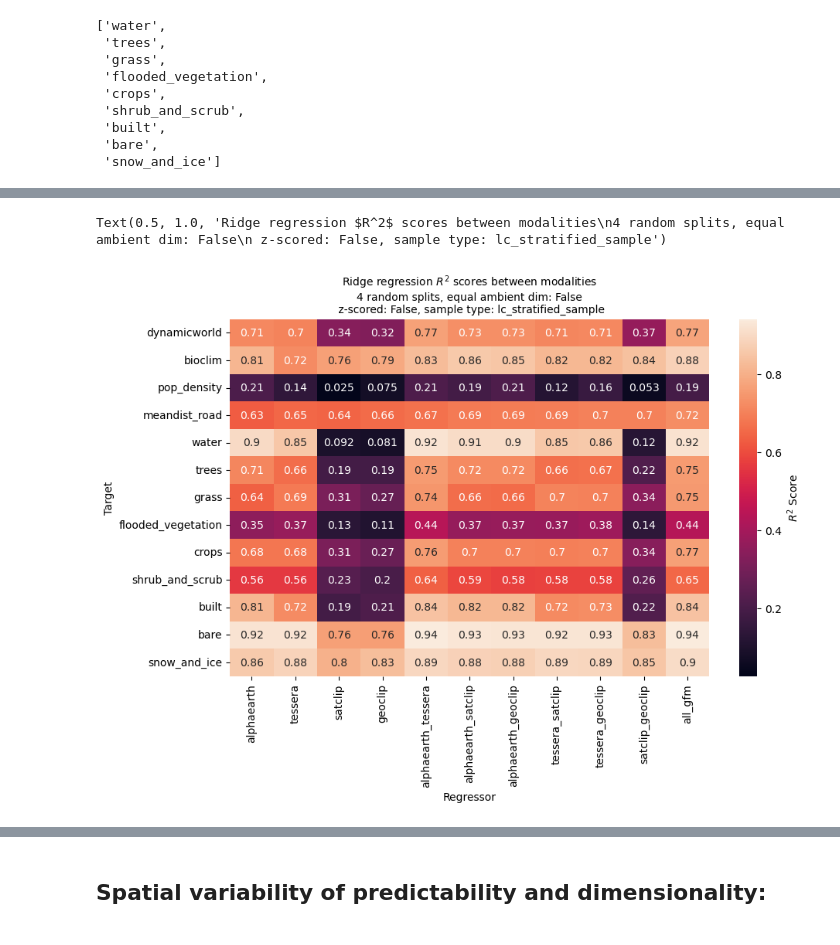
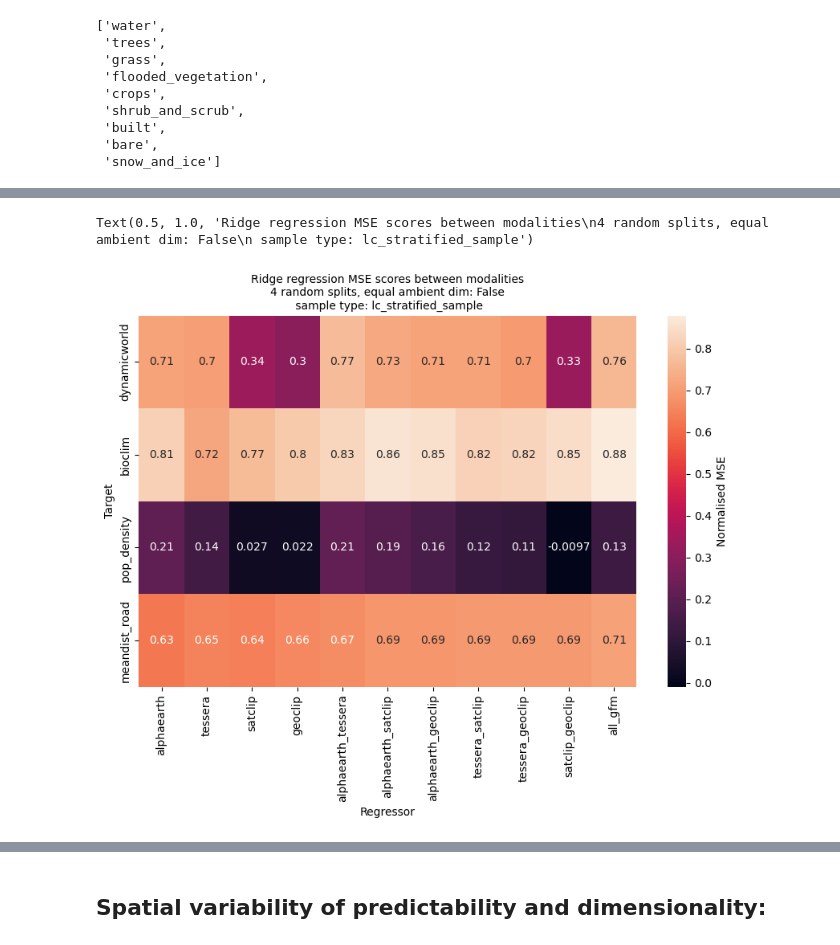
Before and after one commit to WUR-AI/interpret_earth_embeddings, a Jupyter notebook: notebooks/Explain embeddings.ipynb, the cells around one changed output, grey strips where cells are left out. Cells and saved outputs as stored; diff of their text form; code cells hidden in the pictures.

```diff
--- a/notebooks/Explain embeddings.ipynb
+++ b/notebooks/Explain embeddings.ipynb
@@ -120,10 +125,9 @@ col_names['dynamicworld']
 n_splits = 4
 
 sample_type = 'lc_stratified_sample'
-zscore_embeddings = False
 pca_equalize_ambient_dim = False
 
-df_all, col_names = du.merge_modalities(parent_folder=data_folder, sample_type=sample_type, zscore_embeddings=zscore_embeddings)
+df_all, col_names = du.merge_modalities(parent_folder=data_folder, sample_type=sample_type, zscore_embeddings=False)
 
 gfm_mods = ['alphaearth', 'tessera', 'satclip', 'geoclip']
 regressor_list = list(gfm_mods)
@@ -138,20 +142,21 @@ col_names['meandist_road'] = ['meandist_road']
 for c in col_names['dynamicworld']:
     col_names[c]= [c]
 regressor_list.append('all_gfm')  ## add all_gfm as a regressor (predefined in du.merge_modalities)
-target_list = ['dynamicworld', 'bioclim', 'pop_density', 'meandist_road'] + col_names['dynamicworld']
+target_list = ['dynamicworld', 'bioclim', 'pop_density', 'meandist_road'] #+ col_names['dynamicworld']
 
 r2_matrix = ou.get_overlap_matrix(df_all=df_all, col_names=col_names, method='regression',
                                   regressor_list=regressor_list, target_list=target_list,
                                   metric='r2',
                                   verbose=1, kwargs_for_method={'n_splits': n_splits, 'equalize_ambient_dim': pca_equalize_ambient_dim,
-                                                                 'regression_method': 'ridge'})
+                                                                 'regression_method': 'ridge', 'zscore_embeddings': True})
 
 fig = plt.figure(figsize=(10, 6))
 ax = fig.add_subplot(111)
 sns.heatmap(r2_matrix.T, xticklabels=regressor_list, yticklabels=target_list, annot=True,# vmin=0, vmax=1,
-            cbar_kws={'label': r"$R^2$" + ' Score'}, ax=ax)
+            # cbar_kws={'label': r"$R^2$" + ' Score'}, ax=ax)
+            cbar_kws={'label': 'Normalised MSE'}, ax=ax)
 plt.xlabel('Regressor')
 plt.ylabel('Target')
-plt.title(f'Ridge regression $R^2$ scores between modalities\n{n_splits} random splits, equal ambient dim: {pca_equalize_ambient_dim}\n z-scored: {zscore_embeddings}, sample type: {sample_type}',
+plt.title(f'Ridge regression MSE scores between modalities\n{n_splits} random splits, equal ambient dim: {pca_equalize_ambient_dim}\n sample type: {sample_type}',
         fontsize=10)
 # %% [output]
@@ -169,8 +174,8 @@ There are 11 regressors and 13 targets. Total combinations: 143.
 Regressor: alphaearth. 1/11
 ... (6 lines left out)
 Regressor: tessera_satclip. 8/11
 Regressor: tessera_geoclip. 9/11
 Regressor: satclip_geoclip. 10/11
 Regressor: all_gfm. 11/11
-Text(0.5, 1.0, 'Ridge regression $R^2$ scores between modalities\n4 random splits, equal ambient dim: False\n z-scored: False, sample type: lc_stratified_sample')
+Text(0.5, 1.0, 'Ridge regression MSE scores between modalities\n4 random splits, equal ambient dim: False\n sample type: lc_stratified_sample')
-[figure, old version]
+[figure, new version]
```
Also changed, not shown: parts of 12 cells of this notebook, 2 other files.
